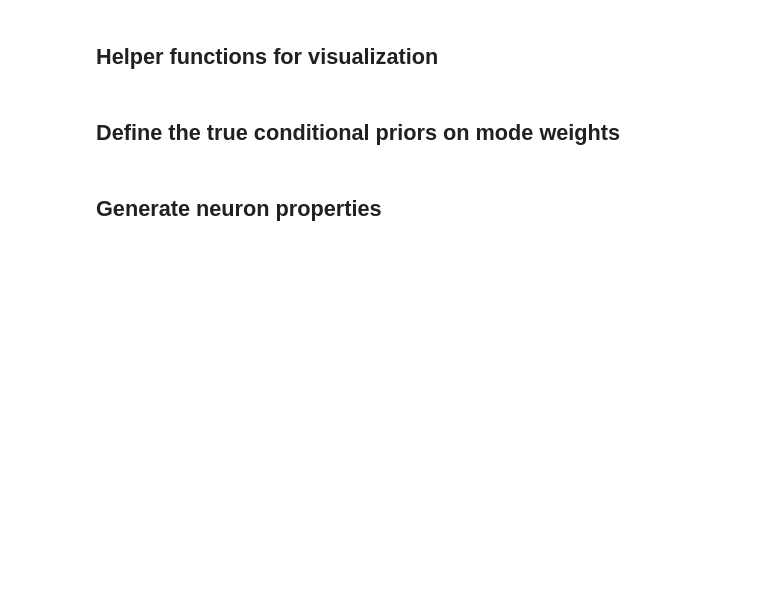
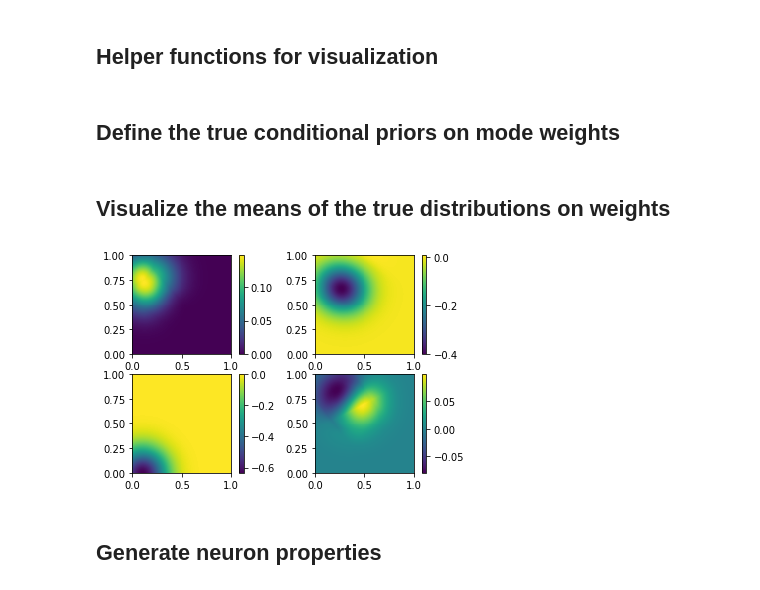
Before and after one commit to wbishopJanelia/janelia_core, a Jupyter notebook: development/single_subject_vae_continuous_latent_reg_model.ipynb, the cells around one changed output. Cells and saved outputs as stored; diff of their text form; code cells hidden in the pictures; blank space fills up the shorter version.

```diff
--- a/development/single_subject_vae_continuous_latent_reg_model.ipynb
+++ b/development/single_subject_vae_continuous_latent_reg_model.ipynb
@@ -27,7 +29,7 @@ from janelia_core.visualization.matrix_visualization import cmp_n_mats
 # %% [markdown]
 ## Parameters go here
 # %%
-n_neurons = [100000]
+n_neurons = [1000]
 
 d_in = n_neurons
 d_out = n_neurons
@@ -35,13 +37,15 @@ d_out = n_neurons
 d_proj = [2]
 d_trans = [2]
 
-n_smps = 10000
+n_smps = 1000
 
 device = 'cuda' # Device to perform fitting on
 # %% [markdown]
 ## Helper functions for visualization
 # %%
 def visualize_mode_mean(d, x_range = [0.0, 1.0], y_range = [0.0, 1.0], n_points_per_side=100):
+
+    orig_device = next(d.parameters()).device
 
     d = d.to('cpu') # Make a copy of model on cpu
 
@@ -57,7 +61,7 @@ def visualize_mode_mean(d, x_range = [0.0, 1.0], y_range = [0.0, 1.0], n_points_
     plt.imshow(mn_image, extent=[x_range[0], x_range[1], y_range[0], y_range[1]], origin='lower')
     plt.colorbar()
 
-    d = d.to(device)
+    d = d.to(orig_device)
 
 def visualize_mode_pairs(d1, d2, x_range = [0.0, 1.0], y_range = [0.0, 1.0], n_points_per_side=100):
 
@@ -117,6 +121,13 @@ for g in range(n_grps):
 # %%
 # Group the true priors by group (so that distributions for p and u modes are together) for convenience
 true_prior_mode_dists = list(zip(true_prior_p_dists, true_prior_u_dists))
+# %% [markdown]
+## Visualize the means of the true distributions on weights
+# %%
+for g in range(n_grps):
+        visualize_mode_pairs(true_prior_p_dists[g], true_prior_u_dists[g])
+# %% [output]
+[figure, added]
 # %% [markdown]
 ## Generate neuron properties
 # %%
```
Also changed, not shown: parts of 20 cells of this notebook.
